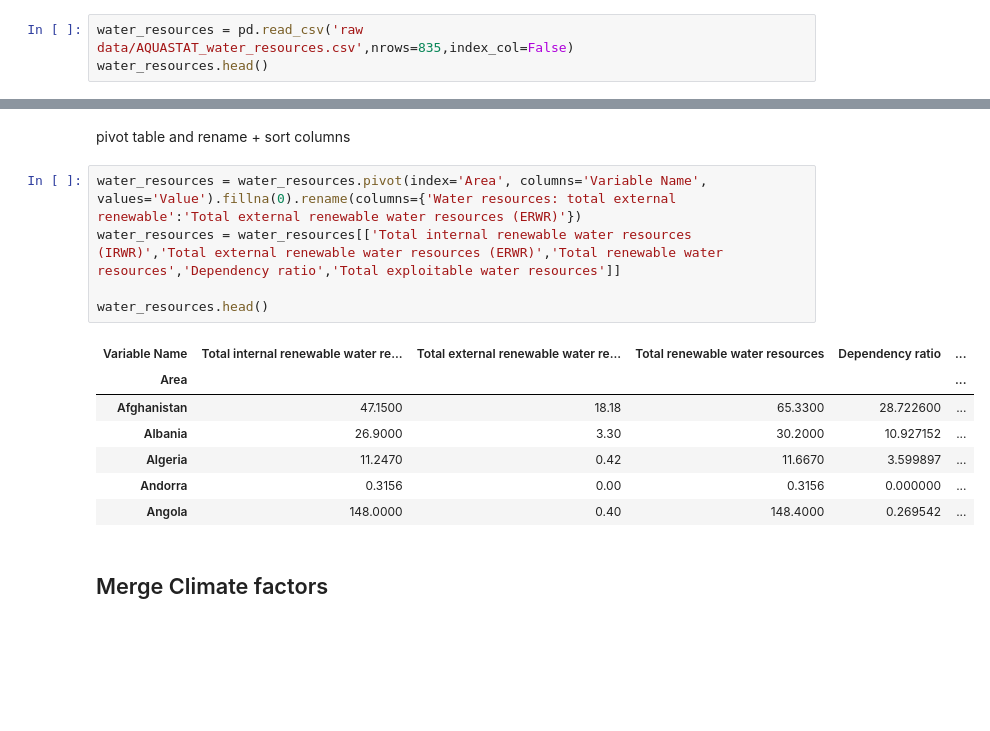
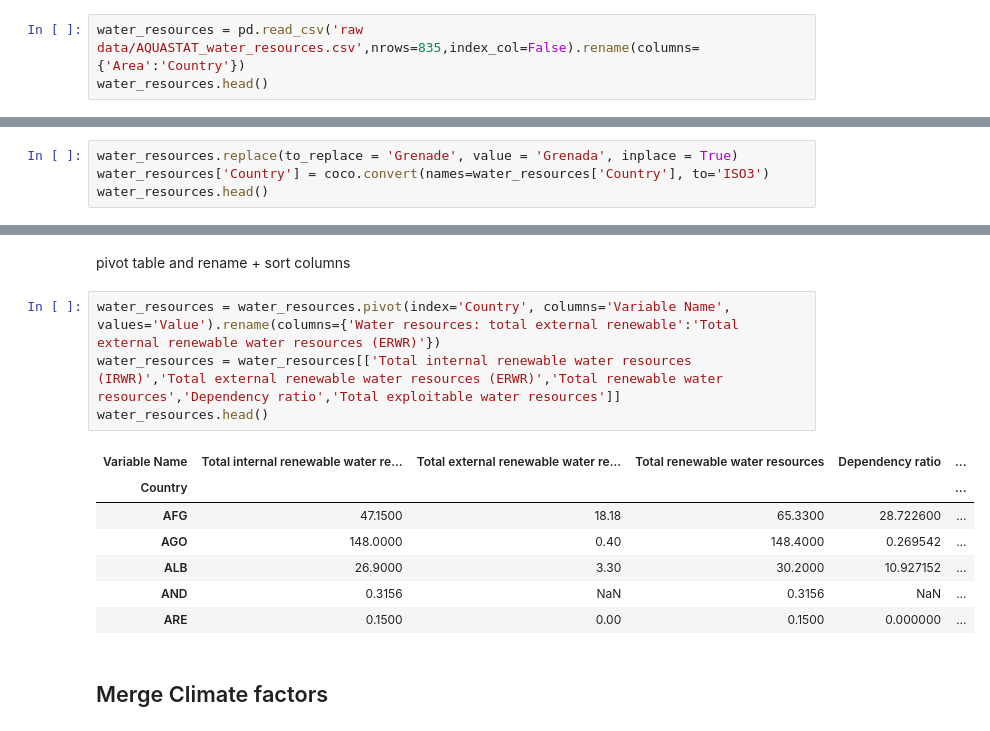
Before and after one commit to herbmks/MDA-Tuvalu, a Jupyter notebook: preprocessing climate factors.ipynb, the cells around one changed output, grey strips where cells are left out. Drawn from its saved outputs; the diff is of its cells as text; blank space fills up the shorter version.

```diff
--- a/preprocessing climate factors.ipynb
+++ b/preprocessing climate factors.ipynb
@@ -148,4 +181,4 @@ average_annual_temperature.head()
 # %%
-water_resources = pd.read_csv('raw data/AQUASTAT_water_resources.csv',nrows=835,index_col=False)
+water_resources = pd.read_csv('raw data/AQUASTAT_water_resources.csv',nrows=835,index_col=False).rename(columns={'Area':'Country'})
 water_resources.head()
 # %% [output]
@@ -157,0 +193,4 @@ water_resources.head()
+# %%
+water_resources.replace(to_replace = 'Grenade', value = 'Grenada', inplace = True)
+water_resources['Country'] = coco.convert(names=water_resources['Country'], to='ISO3')
+water_resources.head()
@@ -158,17 +204,16 @@ water_resources.head()
 # %% [markdown]
 pivot table and rename + sort columns
 # %%
-water_resources = water_resources.pivot(index='Area', columns='Variable Name', values='Value').fillna(0).rename(columns={'Water resources: total external renewable':'Total external renewable water resources (ERWR)'})
+water_resources = water_resources.pivot(index='Country', columns='Variable Name', values='Value').rename(columns={'Water resources: total external renewable':'Total external renewable water resources (ERWR)'})
 water_resources = water_resources[['Total internal renewable water resources (IRWR)','Total external renewable water resources (ERWR)','Total renewable water resources','Dependency ratio','Total exploitable water resources']]
-
 water_resources.head()
 # %% [output]
 | Variable Name | Total internal renewable water re... | Total external renewable water re... | Total renewable water resources | Dependency ratio | ... |
-| Area |  |  |  |  | ... |
-| Afghanistan | 47.1500 | 18.18 | 65.3300 | 28.722600 | ... |
-| Albania | 26.9000 | 3.30 | 30.2000 | 10.927152 | ... |
-| Algeria | 11.2470 | 0.42 | 11.6670 | 3.599897 | ... |
-| Andorra | 0.3156 | 0.00 | 0.3156 | 0.000000 | ... |
-| Angola | 148.0000 | 0.40 | 148.4000 | 0.269542 | ... |
+| Country |  |  |  |  | ... |
+| AFG | 47.1500 | 18.18 | 65.3300 | 28.722600 | ... |
+| AGO | 148.0000 | 0.40 | 148.4000 | 0.269542 | ... |
+| ALB | 26.9000 | 3.30 | 30.2000 | 10.927152 | ... |
+| AND | 0.3156 | NaN | 0.3156 | NaN | ... |
+| ARE | 0.1500 | 0.00 | 0.1500 | 0.000000 | ... |
 # %% [markdown]
 ## Merge Climate factors
```
Also changed, not shown: parts of 45 cells of this notebook.
